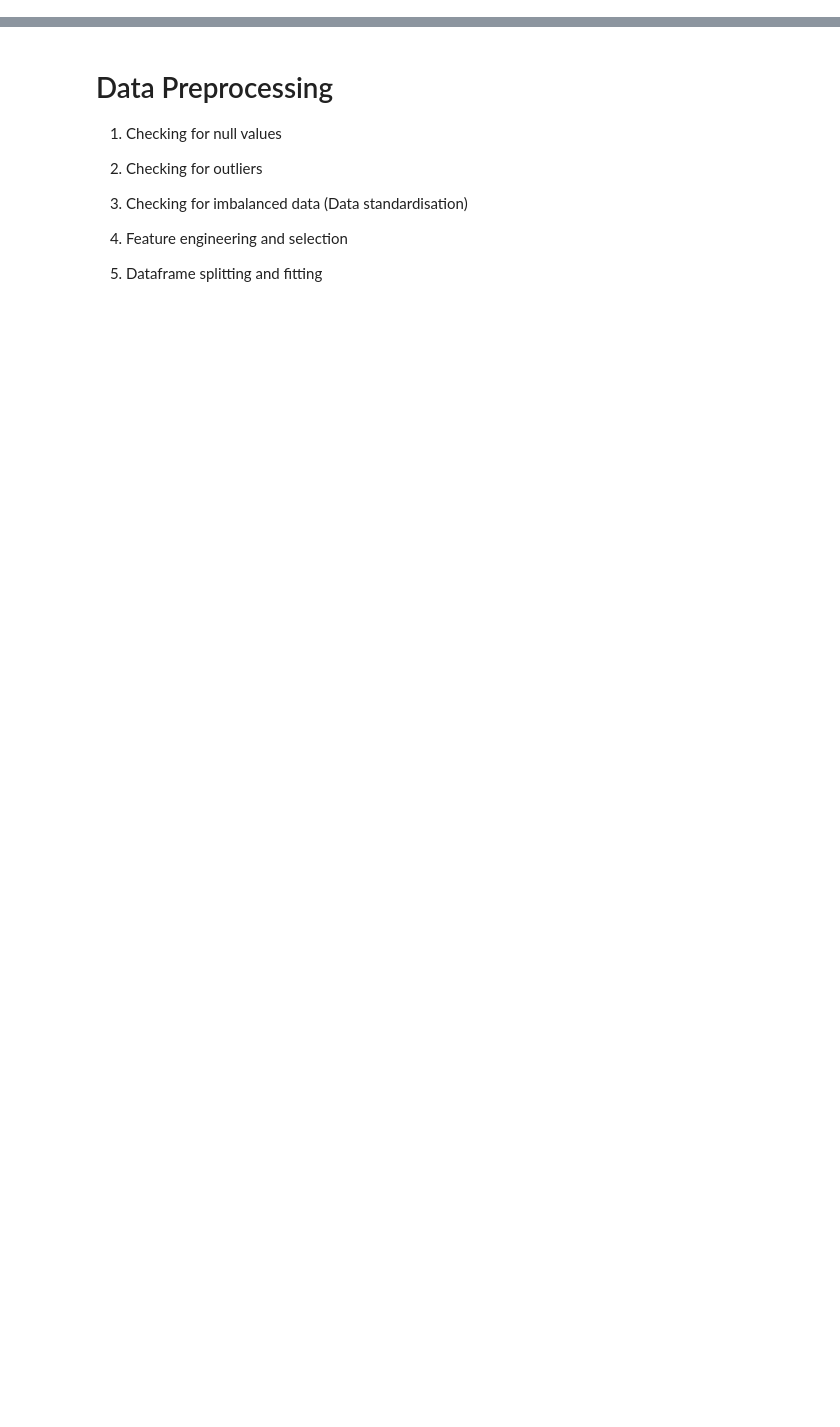
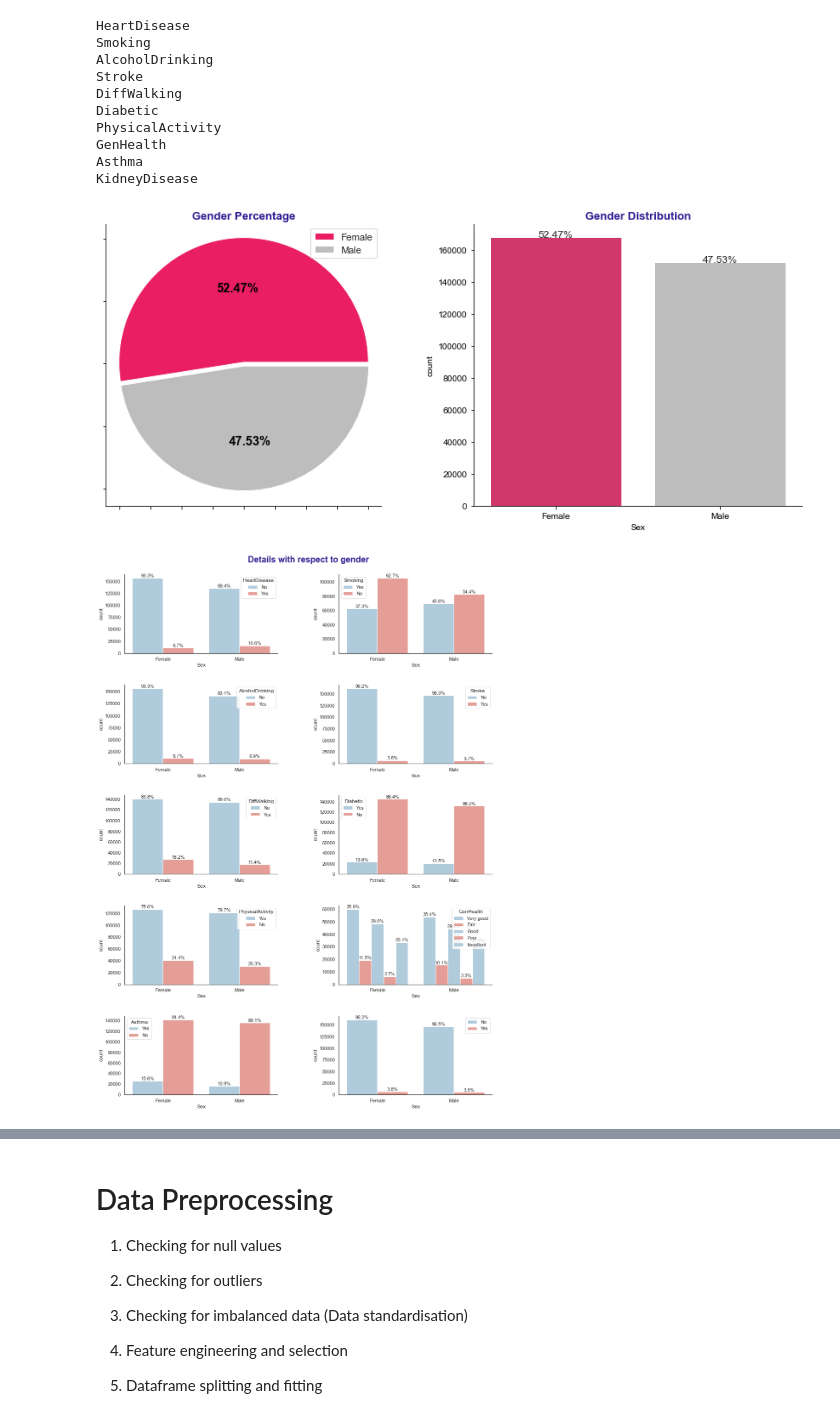
Before and after one commit to ahmedelsayed968/ML-Project, a Jupyter notebook: data analysis/Data Preprocessing & Modeling.ipynb, the cells around one changed output, grey strips where cells are left out. Drawn from its saved outputs; the diff is of its cells as text; code cells hidden in the pictures; blank space fills up the shorter version.

```diff
--- a/data analysis/Data Preprocessing & Modeling.ipynb
+++ b/data analysis/Data Preprocessing & Modeling.ipynb
@@ -31,0 +324,2 @@ df
+# %%
+list_col_cat = [element for element in list_col_cat if element not in ['Sex','AgeCategory','Race']]
@@ -31,0 +332,7 @@ df
+# %%
+sex_gp = data.groupby('Sex')['Race'].value_counts(normalize=True)*100
+# %%
+data_sex_gp = pd.DataFrame(sex_gp)
+data_sex_gp.rename(columns={"Race":"Percentage"},inplace=True)
+# %%
+data_sex_gp.reset_index(inplace=True)
@@ -31,0 +355,71 @@ df
+# %%
+fig,ax = plt.subplots(1,2,figsize=(15, 6),squeeze=True)
+sns.set(style='white')
+ser = (data['Sex'].value_counts(normalize=True)*100)
+ser.plot(kind='pie',autopct='%.2f%%',
+       textprops={'size':'large','fontweight':'bold',
+                 'color':'black',},colors= ['#E91E63', '#BDBDBD'],explode=[0.01,0.02],frame=True,ax=ax[0],labels=None)
+ax[0].legend(ser.index)
+ax[0].set_ylabel('')
+ax[0].spines['top'].set_visible(False)
+ax[0].spines['right'].set_visible(False)
+ax[0].spines['left'].set_visible(False)
+ax[0].spines['bottom'].set_visible(False)
+ax[0].set_yticklabels([])
+ax[0].set_xticklabels([])
+ax[0].set_title('Gender Percentage',fontsize=13,fontweight='bold',loc='center',fontdict={'color':'#311B92'})
+sns.despine()
+fig.show()
+ax = sns.countplot(data['Sex'],ax=ax[1],palette=['#E91E63', '#BDBDBD'])
+ax.set_title('Gender Distribution',fontsize=13,fontweight='bold',loc='center',fontdict={'color':'#311B92'})
+percentage = list(data['Sex'].value_counts(normalize=True).values*100)
+patches = ax.patches
+for i in range(len(patches)):
+    x = patches[i].get_x() + patches[i].get_width()/2
+    y = patches[i].get_height()+.05
+    ax.annotate('{:.2f}%'.format(percentage[i]), (x, y), ha='center',)
+
+sns.despine()
+
+fig.show()
+
+
+fig,axs = plt.subplots(5,2,figsize=(15,20),squeeze=False)
+sns.set(style='white')
+for axis,cat in zip(axs.ravel(),list_col_cat):
+    ax = sns.countplot(data['Sex'],hue=data[cat],ax=axis,palette=['#A9CCE3','#F1948A'])
+    percentage_above_bar_relative_to_xgroup(ax)
+    ax.legend(title=str(cat),loc='best')
+    print(cat)
+    sns.despine()
+
+plt.figure(figsize=(10,4))
+# fig.title('Gender Visualization',fontsize=13,)
+ax = sns.barplot(x=data_sex_gp['Sex'],y=data_sex_gp['Percentage'],hue=data_sex_gp['Race'],palette='husl')
+percentage_above_bar_relative_to_xgroup(ax)
+axis.legend(loc='best')
+sns.despine()
+
+fig.subplots_adjust(left=0.1,
+                    bottom=0.1,
+                    right=0.9,
+                    top=0.95,
+                    wspace=0.4,
+                    hspace=0.4)
+
+fig.suptitle('Details with respect to gender',fontweight='bold',fontdict={'color':'#311B92'}, fontsize = 20)
+
+fig.show()
+# %% [output]
+HeartDisease
+Smoking
+AlcoholDrinking
+Stroke
+DiffWalking
+Diabetic
+PhysicalActivity
+GenHealth
+Asthma
+KidneyDisease
+[figure, added]
+[figure, added]
```
Also changed, not shown: parts of 328 cells of this notebook, 1 other file.
